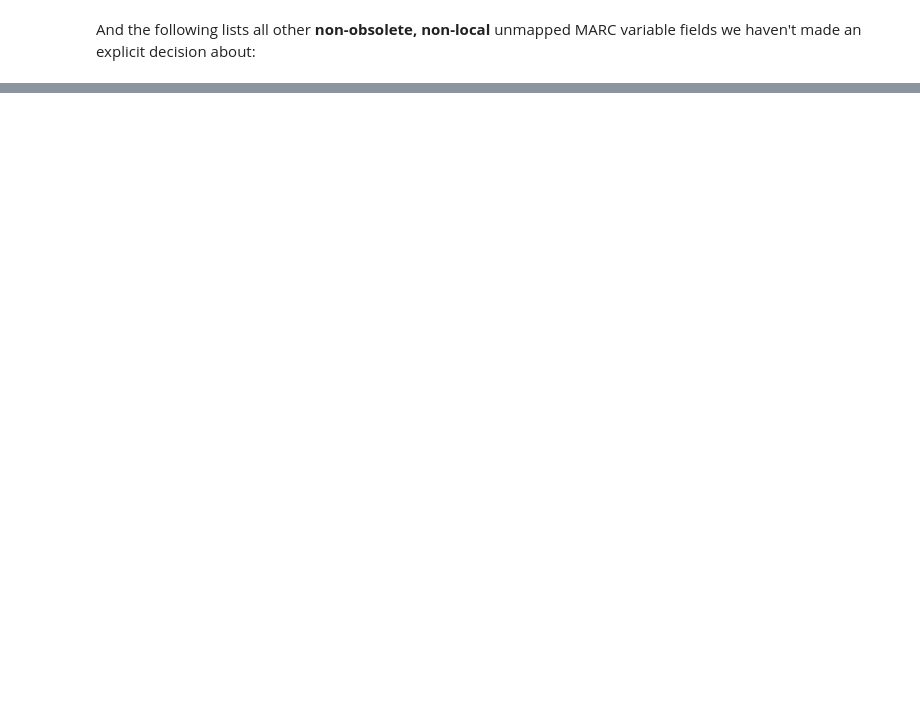
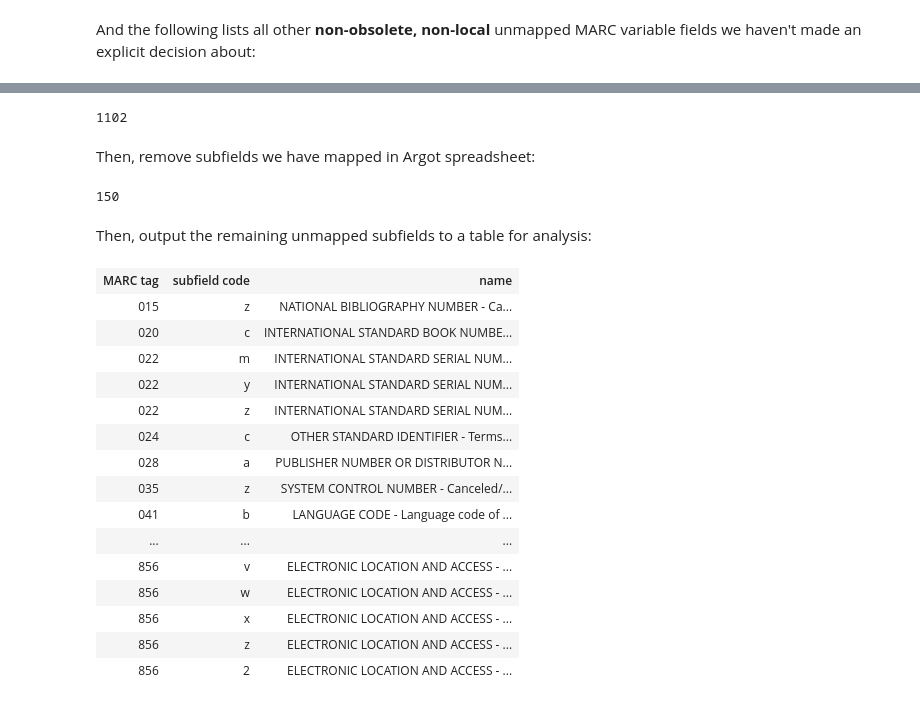
Before and after one commit to trln/data-documentation, a Jupyter notebook: marc/unmapped_marc.ipynb, the cells around one changed output, grey strips where cells are left out. Drawn from its saved outputs; the diff is of its cells as text; code cells hidden in the pictures; blank space fills up the shorter version.

Commit message:
report on unmapped subfields

```diff
--- a/marc/unmapped_marc.ipynb
+++ b/marc/unmapped_marc.ipynb
@@ -177,0 +225,14 @@ IRuby.display IRuby.table(table2, maxrows: 100)
+# %%
+subfields = []
+marc_spec.each do |tag, info|
+  if info['subfields'].size > 0
+    info['subfields'].each do |code, sfinfo|
+      subfields << {'tag' => tag,
+        'code' => code,
+        'name' => "#{info['name']} - #{sfinfo['name']}",
+        'context' => sfinfo['context']}
+    end
+  end
+end
+
+puts subfields.size
@@ -177,0 +257,49 @@ IRuby.display IRuby.table(table2, maxrows: 100)
+# %%
+subfields.reject!{ |sf| sf['code'] == '0' && sf['name'] =~ / - Authority record control number/  }
+subfields.reject!{ |sf| sf['code'] == '1' && sf['name'] =~ / - Real World Object URI/ }
+subfields.reject!{ |sf| sf['code'] == '2' && sf['name'] =~ / - Source/ }
+subfields.reject!{ |sf| sf['code'] == '6' && sf['name'] =~ / - Linkage/ }
+subfields.reject!{ |sf| sf['code'] == '7' && sf['name'] =~ / - Control subfield/ }
+subfields.reject!{ |sf| sf['code'] == '8' && sf['name'] =~ / - Field link and sequence number/ }
+subfields.reject!{ |sf| sf['context'] =~ /OBSOLETE|LOCAL/ }
+puts subfields.size
+# %% [output]
+1102
+# %% [markdown]
+Then, remove subfields we have mapped in Argot spreadsheet:
+# %%
+subfields.reject!{ |sf| mapping_hash.has_key?(sf['tag']) && mapping_hash[sf['tag']].has_key?(sf['code']) }
+puts subfields.size
+# %% [output]
+150
+# %% [markdown]
+Then, output the remaining unmapped subfields to a table for analysis:
+# %%
+table4 = { 'MARC tag' => [],
+  'subfield code' => [],
+  'name' => []
+  }
+
+subfields.each do |sf|
+  table4['MARC tag'] << sf['tag']
+  table4['subfield code'] << sf['code']
+  table4['name'] << sf['name']
+end
+IRuby.display IRuby.table(table4, maxrows: 200)
+# %% [output]
+| MARC tag | subfield code | name |
+| 015 | z | NATIONAL BIBLIOGRAPHY NUMBER - Ca... |
+| 020 | c | INTERNATIONAL STANDARD BOOK NUMBE... |
+| 022 | m | INTERNATIONAL STANDARD SERIAL NUM... |
+| 022 | y | INTERNATIONAL STANDARD SERIAL NUM... |
+| 022 | z | INTERNATIONAL STANDARD SERIAL NUM... |
+| 024 | c | OTHER STANDARD IDENTIFIER - Terms... |
+| 028 | a | PUBLISHER NUMBER OR DISTRIBUTOR N... |
+| 035 | z | SYSTEM CONTROL NUMBER - Canceled/... |
+| 041 | b | LANGUAGE CODE - Language code of ... |
+| ... | ... | ... |
+| 856 | v | ELECTRONIC LOCATION AND ACCESS - ... |
+| 856 | w | ELECTRONIC LOCATION AND ACCESS - ... |
+| 856 | x | ELECTRONIC LOCATION AND ACCESS - ... |
+| 856 | z | ELECTRONIC LOCATION AND ACCESS - ... |
+| 856 | 2 | ELECTRONIC LOCATION AND ACCESS - ... |
```
Also changed, not shown: parts of 10 cells of this notebook.
